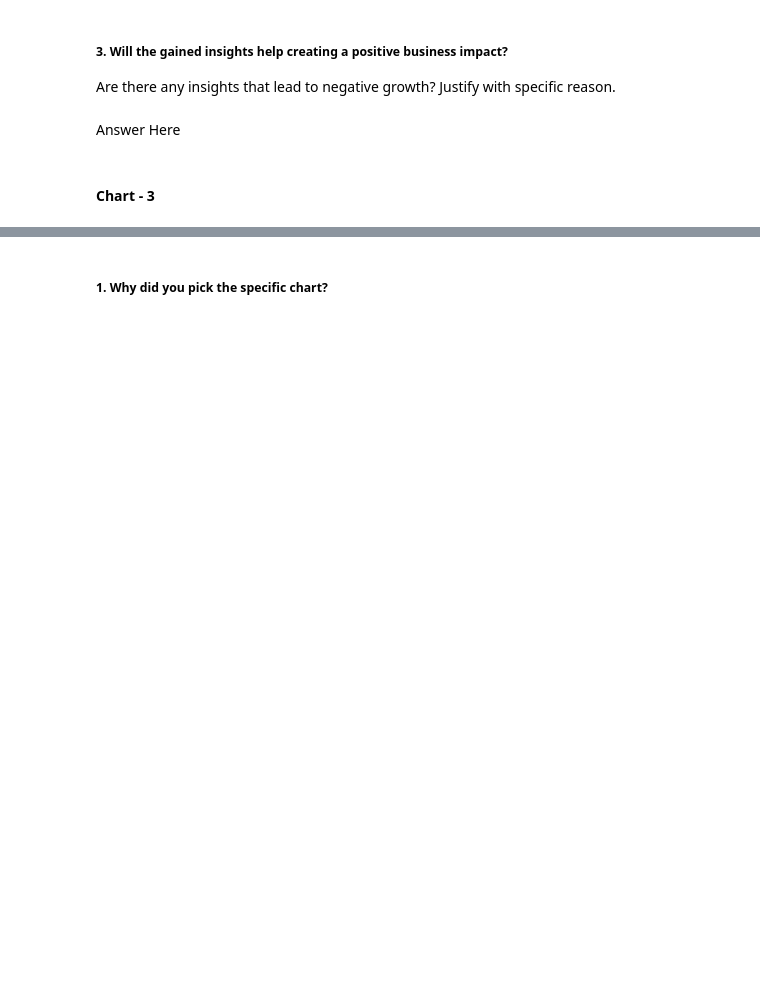
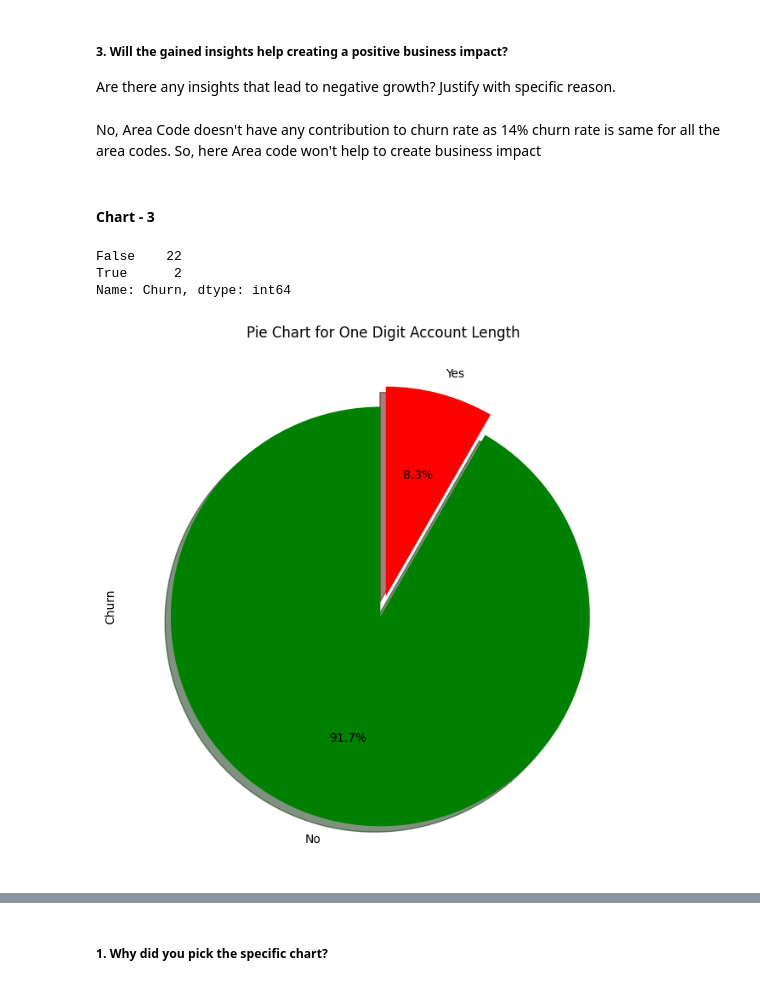
Before and after one commit to debobratopaul/CAPSTONE_PROJECT_TELECOM_CHURN_ANALYSIS, a Jupyter notebook: CAPSTONE_PROJECT_TELECOM_CHURN_ANALYSIS.ipynb, the cells around one changed output, grey strips where cells are left out. Saved outputs shown, nothing was run; the diff lists cells and outputs as text; code cells hidden in the pictures; blank space fills up the shorter version.

```diff
--- a/CAPSTONE_PROJECT_TELECOM_CHURN_ANALYSIS.ipynb
+++ b/CAPSTONE_PROJECT_TELECOM_CHURN_ANALYSIS.ipynb
@@ -411,7 +437,7 @@ Answer Here
 # %% [markdown]
 ##### 3. Will the gained insights help creating a positive business impact?
 Are there any insights that lead to negative growth? Justify with specific reason.
-# %% [markdown]
-Answer Here
+# %% [markdown]
+No, Area Code doesn't have any contribution to churn rate as 14% churn rate is same for all the area codes. So, here Area code won't help to create business impact
 # %% [markdown]
 #### Chart - 3
@@ -419,0 +444,22 @@ Answer Here
+# %%
+# Chart - 3 visualization code
+# Visualizing One Digit Account Length Based on Churn percentage
+a_l = df[df['Account length']<=9]
+churn_counts = a_l['Churn'].value_counts()
+print(churn_counts)
+churn_counts.plot(kind='pie',
+                              figsize=(8,8),
+                               autopct="%1.1f%%",
+                               startangle=90,
+                               shadow=True,
+                               labels=['No','Yes'],
+                               colors=['green','red'],
+                               explode=[0.05,0.05]
+                              )
+plt.title('Pie Chart for One Digit Account Length')
+plt.show()
+# %% [output]
+False    22
+True      2
+Name: Churn, dtype: int64
+[figure, added]
```
Also changed, not shown: parts of 18 cells of this notebook.
